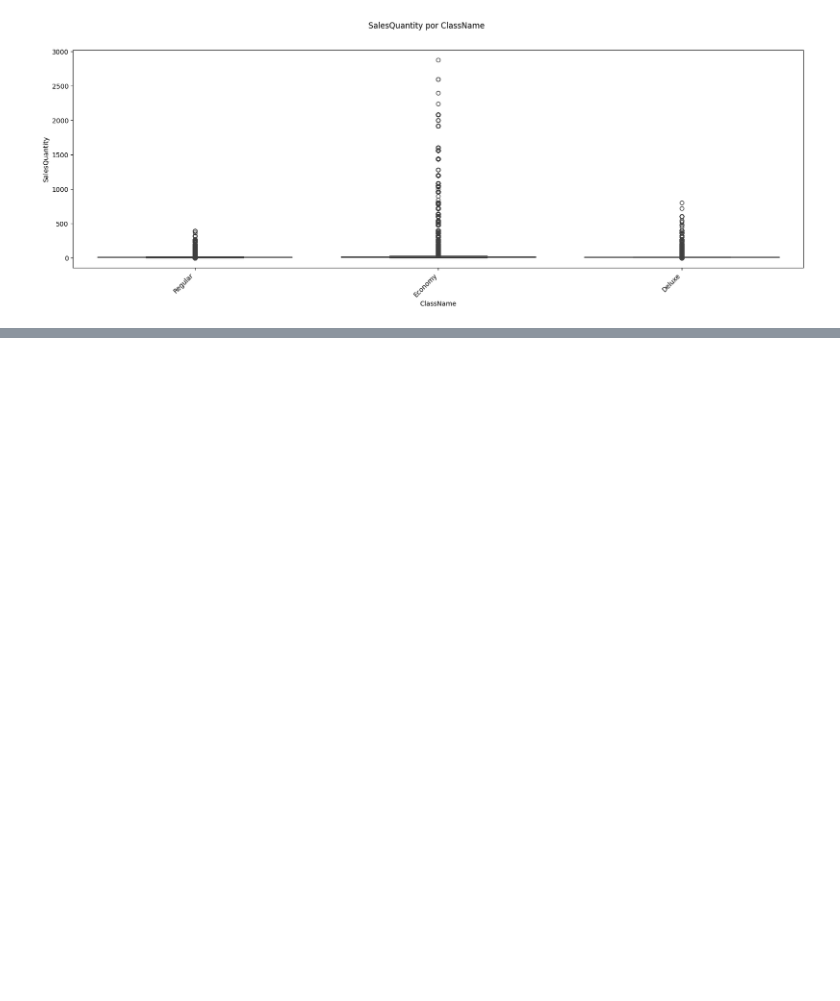
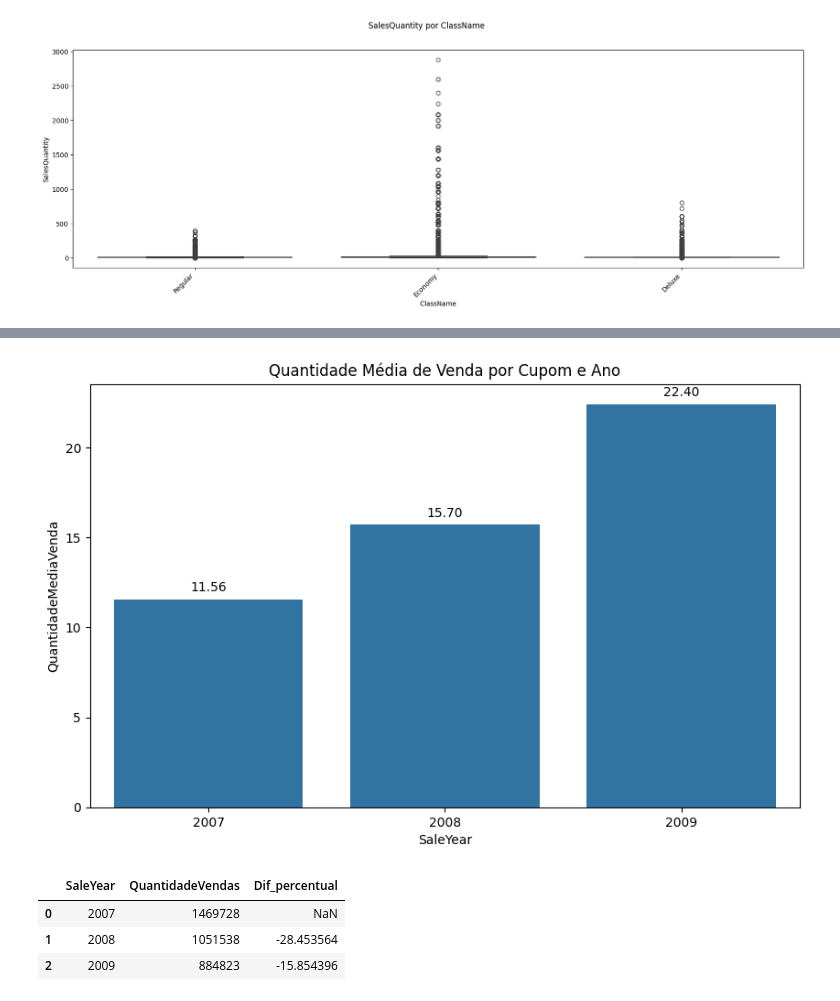
Before and after one commit to torvess/dashboard_vendas_contoso, a Jupyter notebook: Notebooks/analise_exploratoria.ipynb, the cells around one changed output, grey strips where cells are left out. Drawn from its saved outputs; the diff is of its cells as text; code cells hidden in the pictures; blank space fills up the shorter version.

```diff
--- a/Notebooks/analise_exploratoria.ipynb
+++ b/Notebooks/analise_exploratoria.ipynb
@@ -297,0 +319,39 @@ Próximos passos, aparentemente a venda caiu porque vendeu produtos de valor men
+# %%
+# quantidade media de venda por cupom e ano
+qtd_por_cupom_por_ano = dados.groupby('SaleYear').apply(
+                                                    lambda x: x['SalesQuantity'].sum() / x['SalesKey'].nunique()
+                                                    ).reset_index().rename(columns={0: 'QuantidadeMediaVenda'})
+
+fig, ax = plt.subplots(figsize=(10, 6))
+ax.set_title('Quantidade Média de Venda por Cupom e Ano')
+
+sns.barplot(data=qtd_por_cupom_por_ano, x='SaleYear', y='QuantidadeMediaVenda', ax=ax)
+
+for p in ax.patches:
+    ax.annotate(f'{p.get_height():,.2f}',
+                (p.get_x() + p.get_width() / 2., p.get_height()),
+                ha = 'center', va = 'center',
+                xytext = (0, 9),
+                textcoords = 'offset points')
+
+plt.show()
+# %% [output]
+[figure, added]
+# %%
+qtd_vendas_ano = (
+            dados.groupby('SaleYear')['SalesKey']
+            .count()
+            .reset_index()
+            .rename(columns={'SalesKey': 'QuantidadeVendas'})
+            )
+
+qtd_vendas_ano['Dif_percentual'] = qtd_vendas_ano['QuantidadeVendas'].pct_change() * 100
+
+qtd_vendas_ano.style.format({'QuantidadeVendas': '{:,.0f}', 'Dif_percentual': '{:.2f}%'})
+
+qtd_vendas_ano
+# %% [output]
+|  | SaleYear | QuantidadeVendas | Dif_percentual |
+| 0 | 2007 | 1469728 | NaN |
+| 1 | 2008 | 1051538 | -28.453564 |
+| 2 | 2009 | 884823 | -15.854396 |
```
Also changed, not shown: parts of 6 cells of this notebook.
